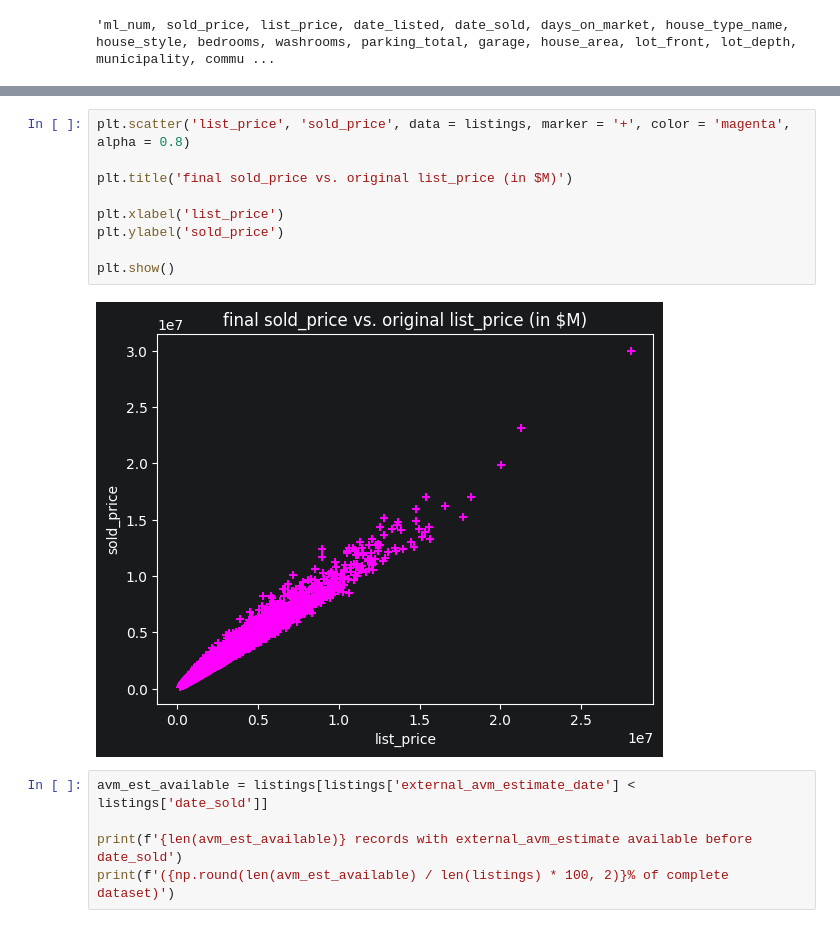
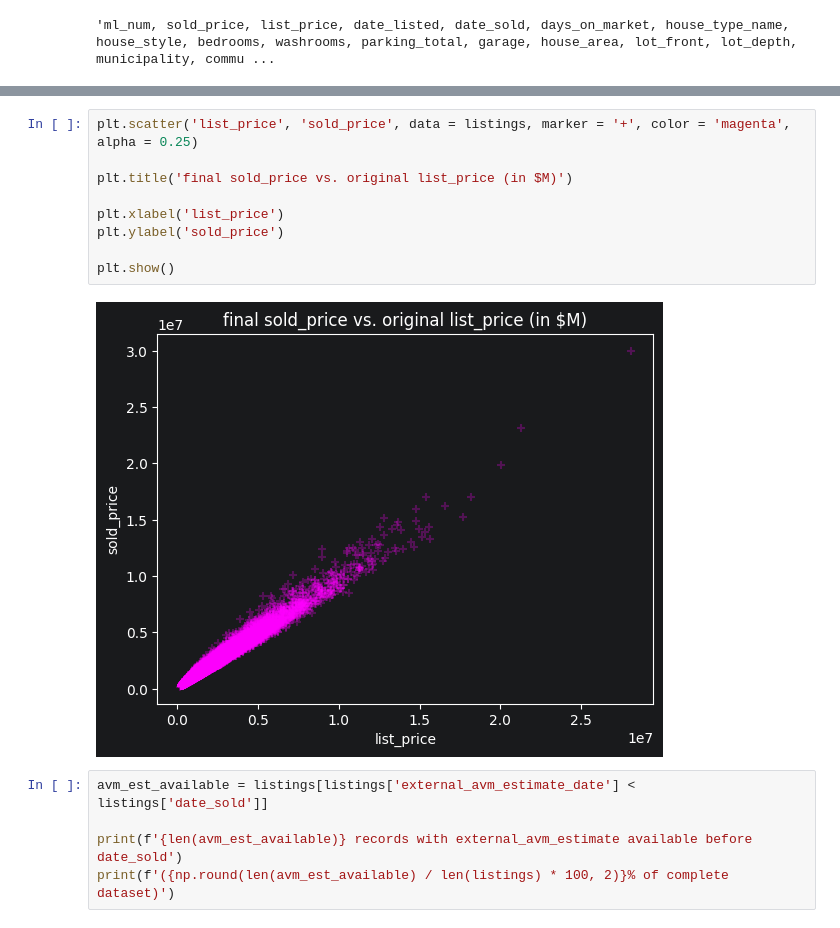
Before and after one commit to LucasWHJ/SSU-Data-Dash-2026-Toronto-Home-Price-Prediction-Challenge, a Jupyter notebook: notebooks/01_eda.ipynb, the cells around one changed output, grey strips where cells are left out. Drawn from its saved outputs; the diff is of its cells as text.

```diff
--- a/notebooks/01_eda.ipynb
+++ b/notebooks/01_eda.ipynb
@@ -42,14 +50,14 @@ plt.show()
 # %%
-plt.scatter('list_price', 'sold_price', data = listings, marker = '+', color = 'magenta', alpha = 0.8)
+plt.scatter('list_price', 'sold_price', data = listings, marker = '+', color = 'magenta', alpha = 0.25)
 
 plt.title('final sold_price vs. original list_price (in $M)')
 
 plt.xlabel('list_price')
 plt.ylabel('sold_price')
 
 plt.show()
 # %% [output]
-[figure, old version]
+[figure, new version]
 # %%
 avm_est_available = listings[listings['external_avm_estimate_date'] < listings['date_sold']]
 
```
Also changed, not shown: parts of 20 cells of this notebook.
